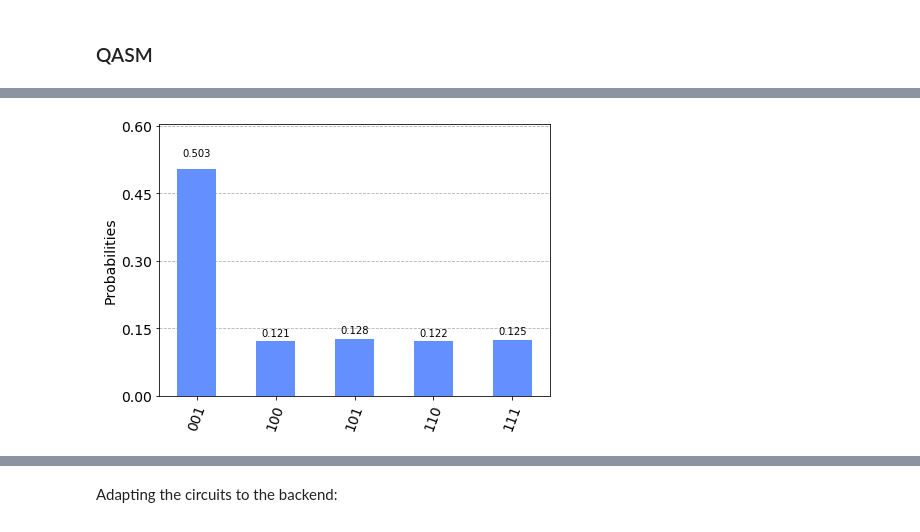
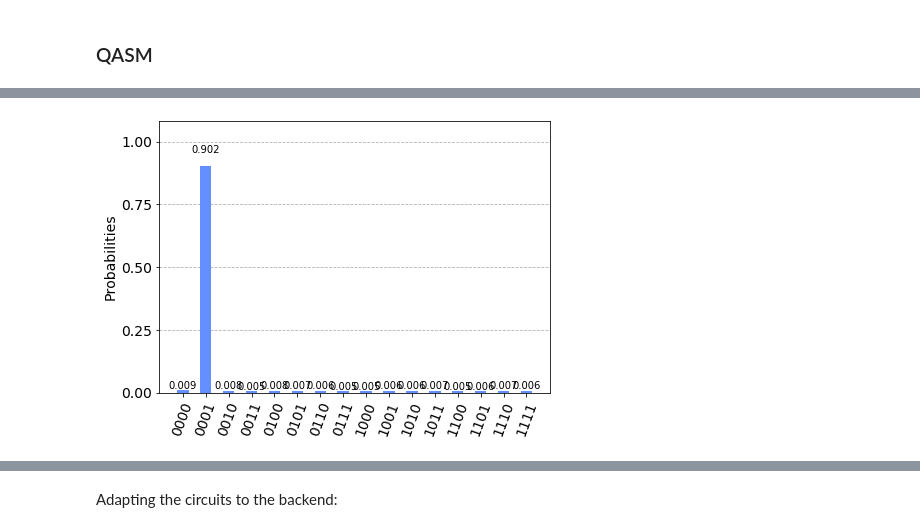
Before and after one commit to JaimePSantos/Dissertation-Tex-Code, a Jupyter notebook: Coding/Qiskit/Grover Search/allSearch.ipynb, the cells around one changed output, grey strips where cells are left out. Saved outputs shown, nothing was run; the diff lists cells and outputs as text; code cells hidden in the pictures.

```diff
--- a/Coding/Qiskit/Grover Search/allSearch.ipynb
+++ b/Coding/Qiskit/Grover Search/allSearch.ipynb
@@ -110,4 +115,4 @@ plot_histogram(simul(qcC))
-# %%
-plot_histogram(simul(qcB))
-# %% [output]
-[figure, removed]
+# %%
+plot_histogram(gQasm)
+# %% [output]
+[figure, added]
```
Also changed, not shown: parts of 46 cells of this notebook, 7 other files.
